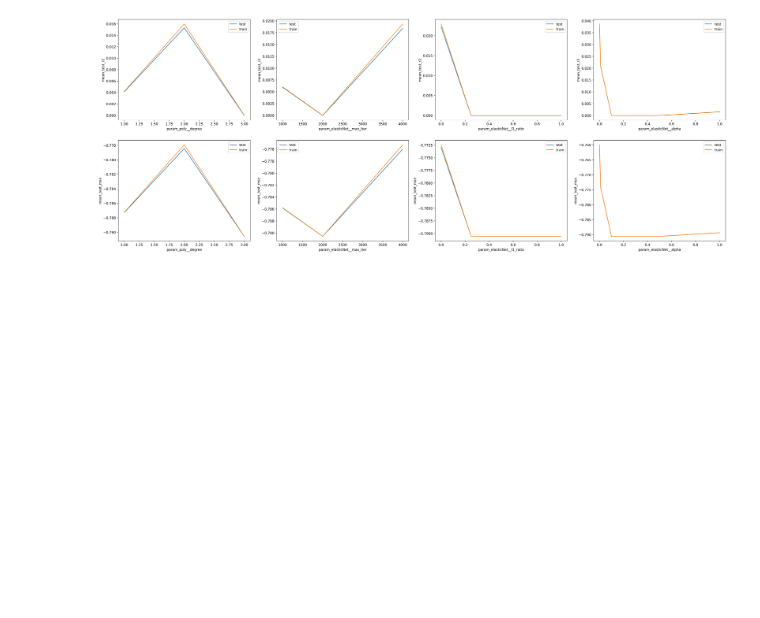
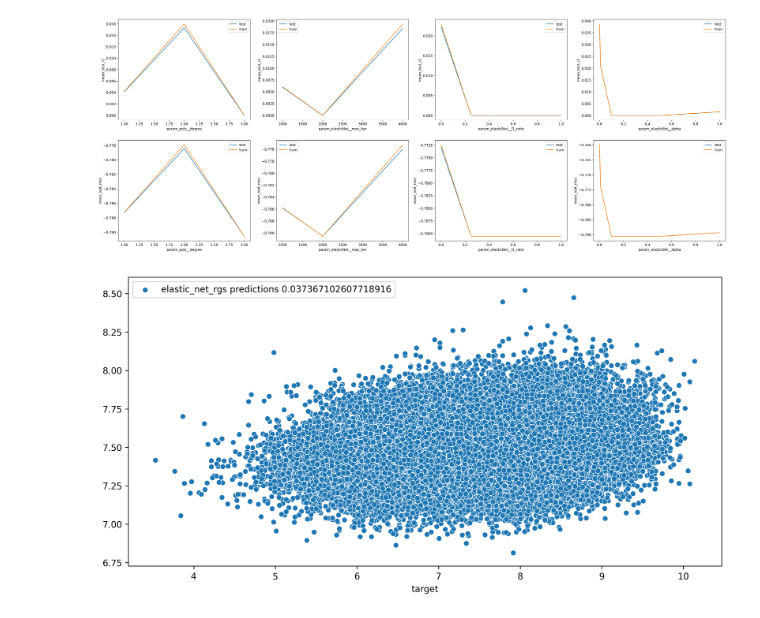
Before and after one commit to ashen007/tabularSeries-Feb-2021, a Jupyter notebook: models/models.ipynb, the cells around one changed output. Cells and saved outputs as stored; diff of their text form; code cells hidden in the pictures; blank space fills up the shorter version.

Commit message:
elastic net model first randomized search predictions score - 0.037

```diff
--- a/models/models.ipynb
+++ b/models/models.ipynb
@@ -277,3 +277,10 @@ sns.lineplot(x='param_elasticNet__alpha', y='mean_train_mse', data=elastic_net_r
 plt.show()
 # %% [output]
 [figure]
+# %%
+plt.figure(figsize=[12, 6], dpi=300)
+sns.scatterplot(x=test_y, y=rgs.predict(test_x), label=f'elastic_net_rgs predictions {rgs.score(test_x, test_y)}')
+plt.legend()
+plt.show()
+# %% [output]
+[figure, added]
```
